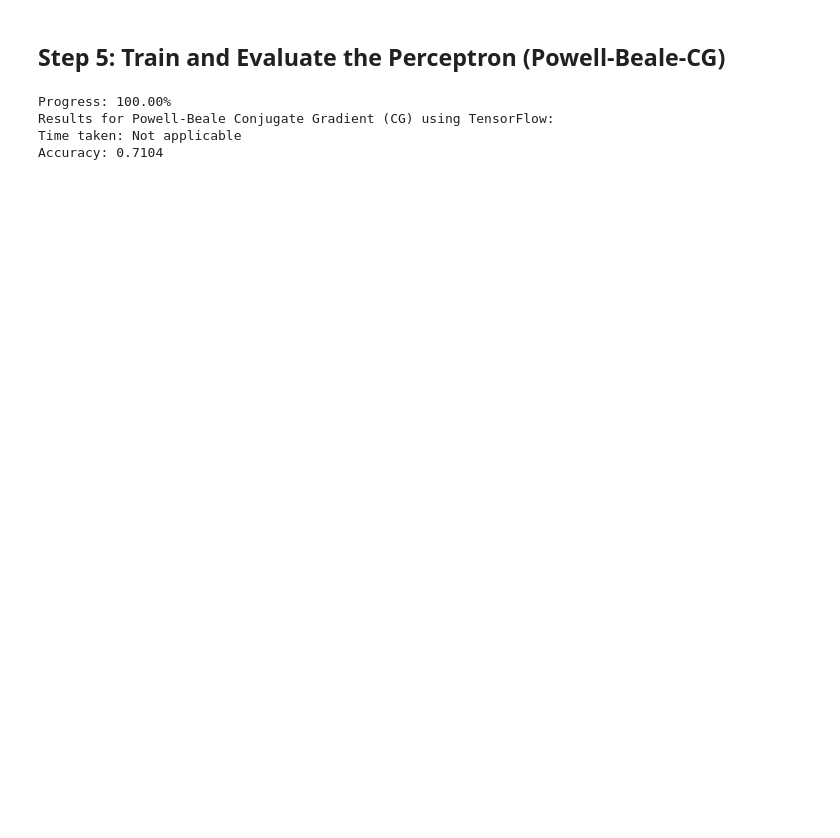
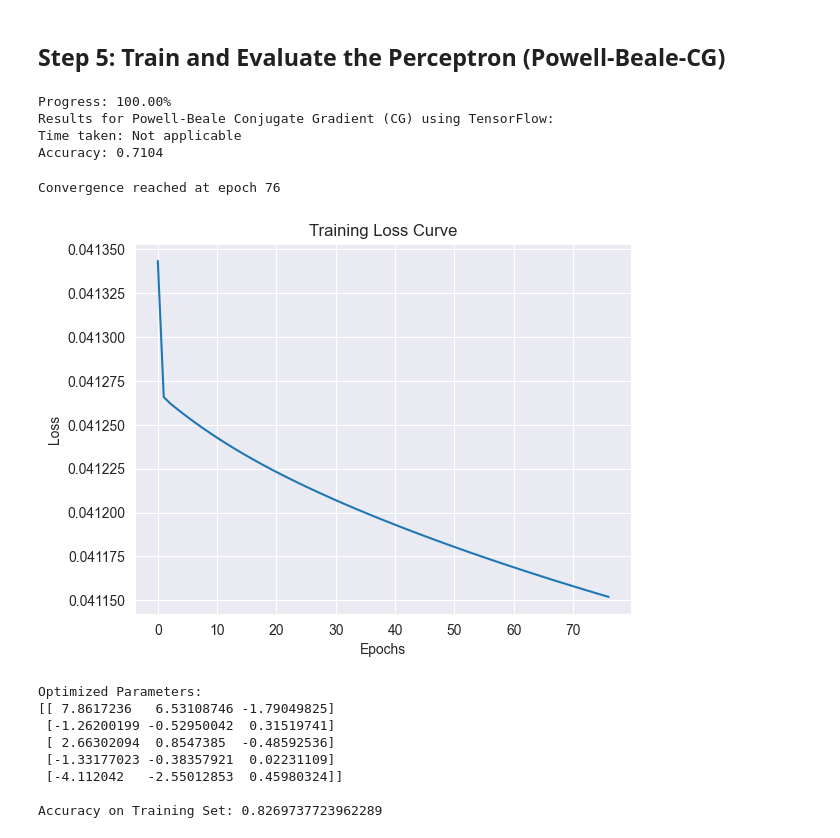
Before and after one commit to SMSajadi99/Nerual-Network, a Jupyter notebook: assinments/2/HW02_MultiLayerPerceptron_IRIS.ipynb, the cells around one changed output. Drawn from its saved outputs; the diff is of its cells as text; code cells hidden in the pictures; blank space fills up the shorter version.

```diff
--- a/assinments/2/HW02_MultiLayerPerceptron_IRIS.ipynb
+++ b/assinments/2/HW02_MultiLayerPerceptron_IRIS.ipynb
@@ -327,3 +362,80 @@ Progress: 100.00%
 Results for Powell-Beale Conjugate Gradient (CG) using TensorFlow:
 Time taken: Not applicable
 Accuracy: 0.7104
+# %%
+import numpy as np
+import matplotlib.pyplot as plt
+from scipy.optimize import minimize
+from sklearn.metrics import accuracy_score
+
+# Define the optimization objective (e.g., negative log likelihood)
+def objective_function(params, X, y):
+    # Reshape the parameters to a matrix
+    params = params.reshape((X.shape[1] + 1, len(np.unique(y))))
+
+    # Extract the bias and weights
+    bias = params[0, :]
+    weights = params[1:, :]
+
+    # Calculate predicted probabilities
+    logits = X.dot(weights) + bias
+    probabilities = np.exp(logits) / np.sum(np.exp(logits), axis=1, keepdims=True)
+
+    # Calculate the negative log-likelihood (cross-entropy) as the objective function
+    nll = -np.sum(np.log(probabilities[np.arange(len(y)), y]))
+
+    return nll
+
+# Initialize parameters (bias and weights)
+initial_params = np.zeros((X_train.shape[1] + 1) * len(np.unique(y_train)))
+
+# Number of epochs
+epochs = 100
+losses = []
+
+# Minimize the objective function using Powell-Beale-CG algorithm
+for epoch in range(epochs):
+    result = minimize(objective_function, initial_params, args=(X_train, y_train), method='powell')
+    optimal_params = result.x.reshape((X_train.shape[1] + 1, len(np.unique(y_train))))
+
+    # Calculate the loss and append it to the losses list
+    loss = objective_function(optimal_params.flatten(), X_train, y_train)
+    losses.append(loss / (6*10**5))
+
+    # Check convergence
+    if epoch > 0 and np.abs(losses[-1] - losses[-2]) < 1e-6:
+        print(f"Convergence reached at epoch {epoch}")
+        break
+
+    initial_params = result.x  # Update initial parameters
+
+# Plot the loss curve
+plt.plot(losses)
+plt.xlabel('Epochs')
+plt.ylabel('Loss')
+plt.title('Training Loss Curve')
+plt.show()
+
+# Make predictions on the training set
+logits_train = X_train.dot(optimal_params[1:, :]) + optimal_params[0, :]
+probabilities_train = np.exp(logits_train) / np.sum(np.exp(logits_train), axis=1, keepdims=True)
+predictions_train = np.argmax(probabilities_train, axis=1)
+
+# Calculate accuracy on the training set
+accuracy_train = accuracy_score(y_train, predictions_train)
+
+# Print the results
+print("Optimized Parameters:")
+print(optimal_params)
+print("\nAccuracy on Training Set:", accuracy_train)
+# %% [output]
+Convergence reached at epoch 76
+[figure, added]
+Optimized Parameters:
+[[ 7.8617236   6.53108746 -1.79049825]
+ [-1.26200199 -0.52950042  0.31519741]
+ [ 2.66302094  0.8547385  -0.48592536]
+ [-1.33177023 -0.38357921  0.02231109]
+ [-4.112042   -2.55012853  0.45980324]]
+
+Accuracy on Training Set: 0.8269737723962289
```
Also changed, not shown: parts of 10 cells of this notebook.
